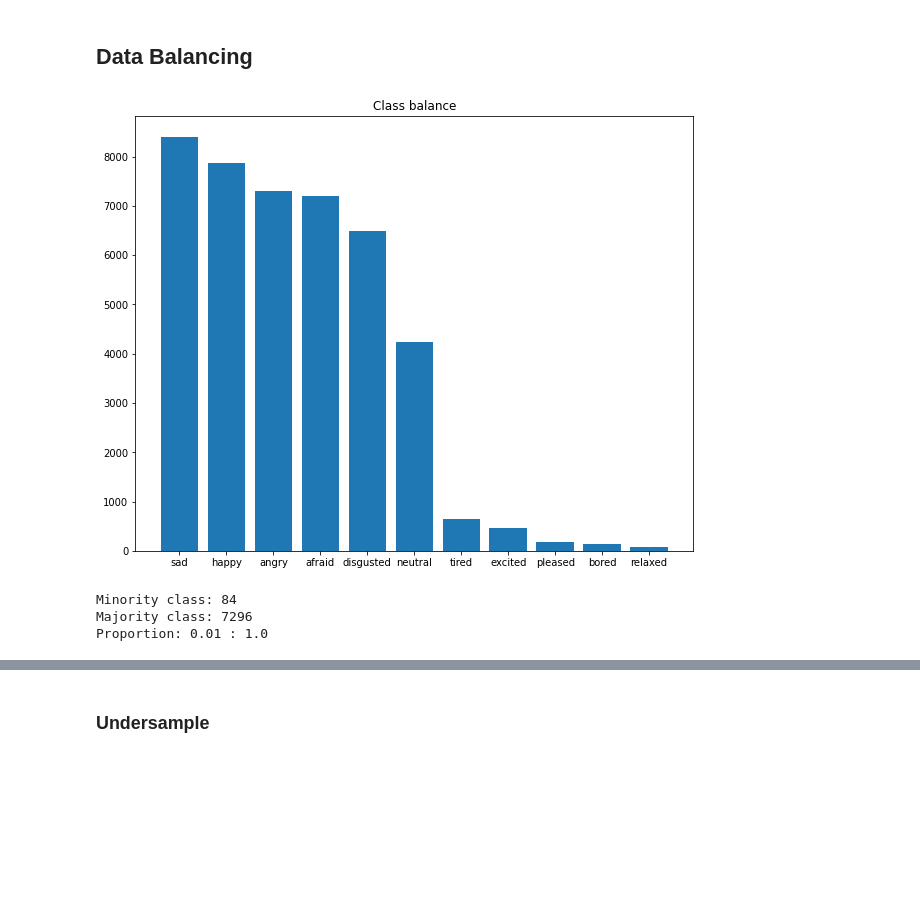
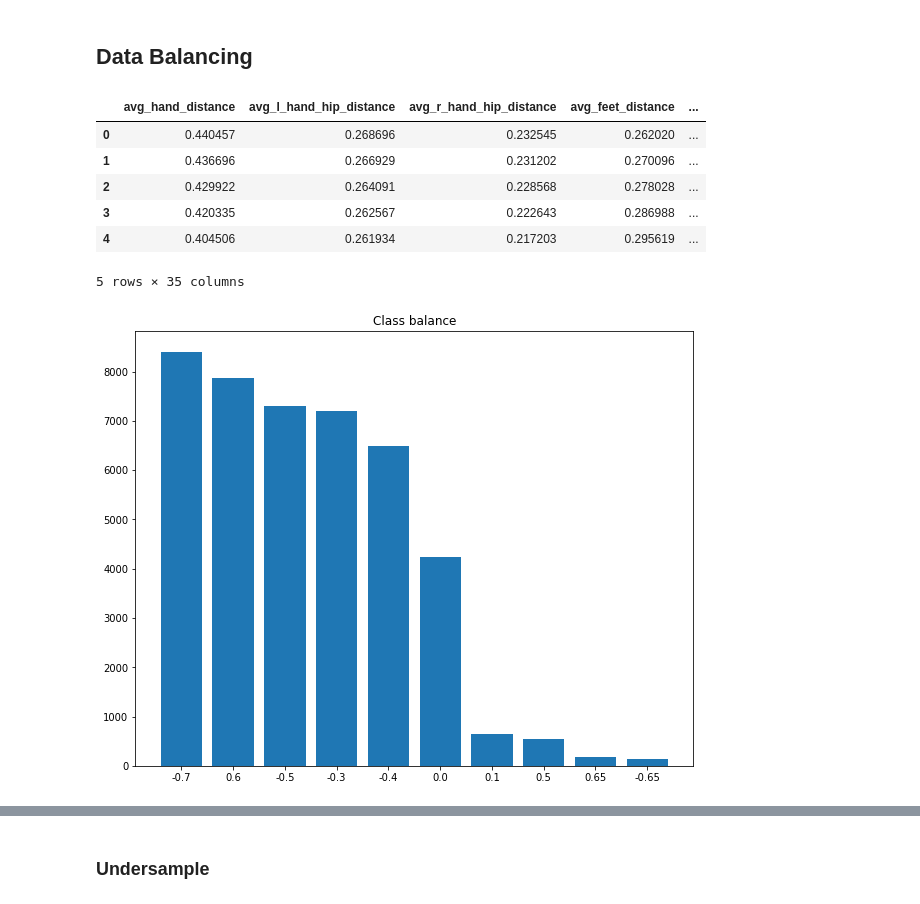
Before and after one commit to HerouFenix/Emotionally-Expressive-Motion-Controller-for-Virtual-Characters, a Jupyter notebook: emotion_classifier/data_preparation.ipynb, the cells around one changed output, grey strips where cells are left out. Cells and saved outputs as stored; diff of their text form; code cells hidden in the pictures; blank space fills up the shorter version.

```diff
--- a/emotion_classifier/data_preparation.ipynb
+++ b/emotion_classifier/data_preparation.ipynb
@@ -31,21 +135,23 @@ data.head()
 # %% [markdown]
 ## Data Balancing
+# %%
+data = pd.read_csv('datasets/pa/mREDUCED_LMA_DATA.csv')
+data.head()
+# %% [output]
+|  | avg_hand_distance | avg_l_hand_hip_distance | avg_r_hand_hip_distance | avg_feet_distance | ... |
+| 0 | 0.440457 | 0.268696 | 0.232545 | 0.262020 | ... |
+| 1 | 0.436696 | 0.266929 | 0.231202 | 0.270096 | ... |
+| 2 | 0.429922 | 0.264091 | 0.228568 | 0.278028 | ... |
+| 3 | 0.420335 | 0.262567 | 0.222643 | 0.286988 | ... |
+| 4 | 0.404506 | 0.261934 | 0.217203 | 0.295619 | ... |
+5 rows × 35 columns
 # %%
-target_count = data['EMOTION'].value_counts()
+target_count = data['EMOTION_P'].value_counts()
 
 plt.figure(figsize=(10,8))
 plt.title('Class balance')
 plt.bar([str(a) for a in target_count.index], target_count.values)
 plt.show()
-min_class = target_count.idxmin()
-ind_min_class = target_count.index.get_loc(min_class)
-
-print('Minority class:', target_count[ind_min_class])
-print('Majority class:', target_count[1-ind_min_class])
-print('Proportion:', round(target_count[ind_min_class] / target_count[1-ind_min_class], 2), ': 1.0')
 # %% [output]
-[figure, old version]
+[figure, new version]
-Minority class: 84
-Majority class: 7296
-Proportion: 0.01 : 1.0
 # %%
```
Also changed, not shown: parts of 35 cells of this notebook, 18 other files.
